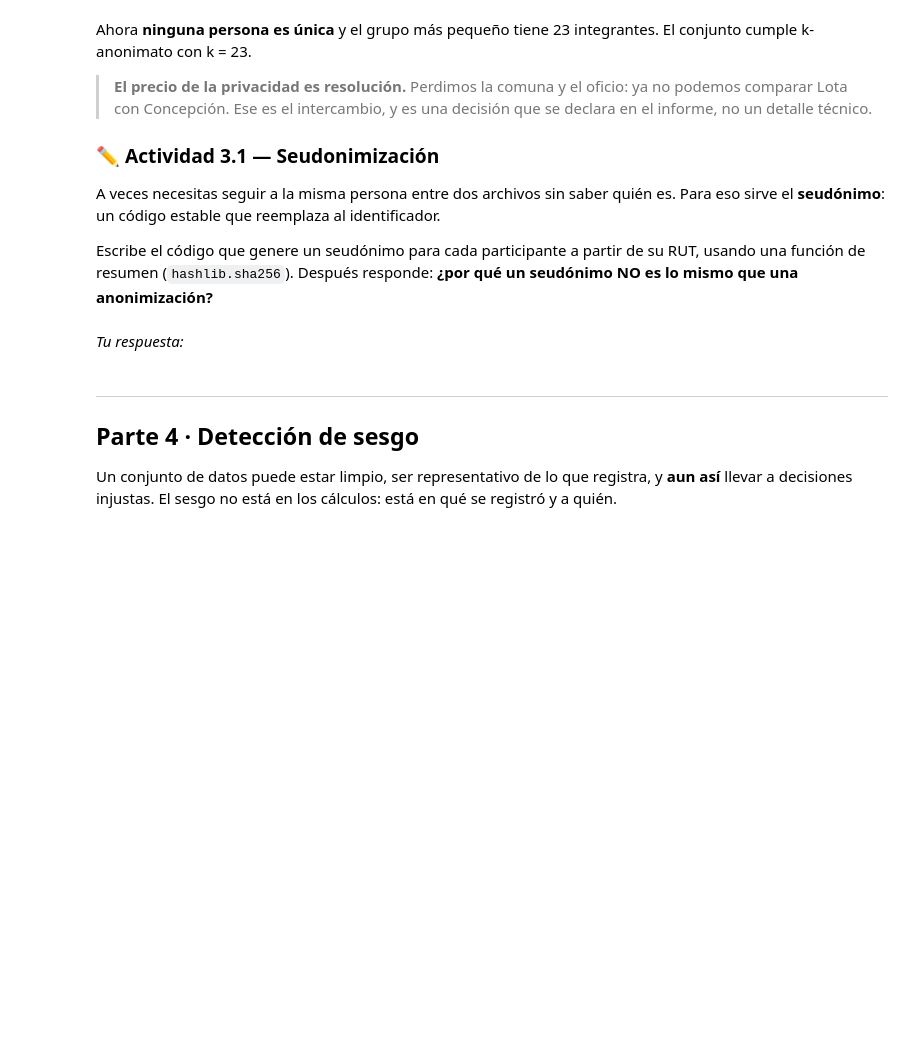
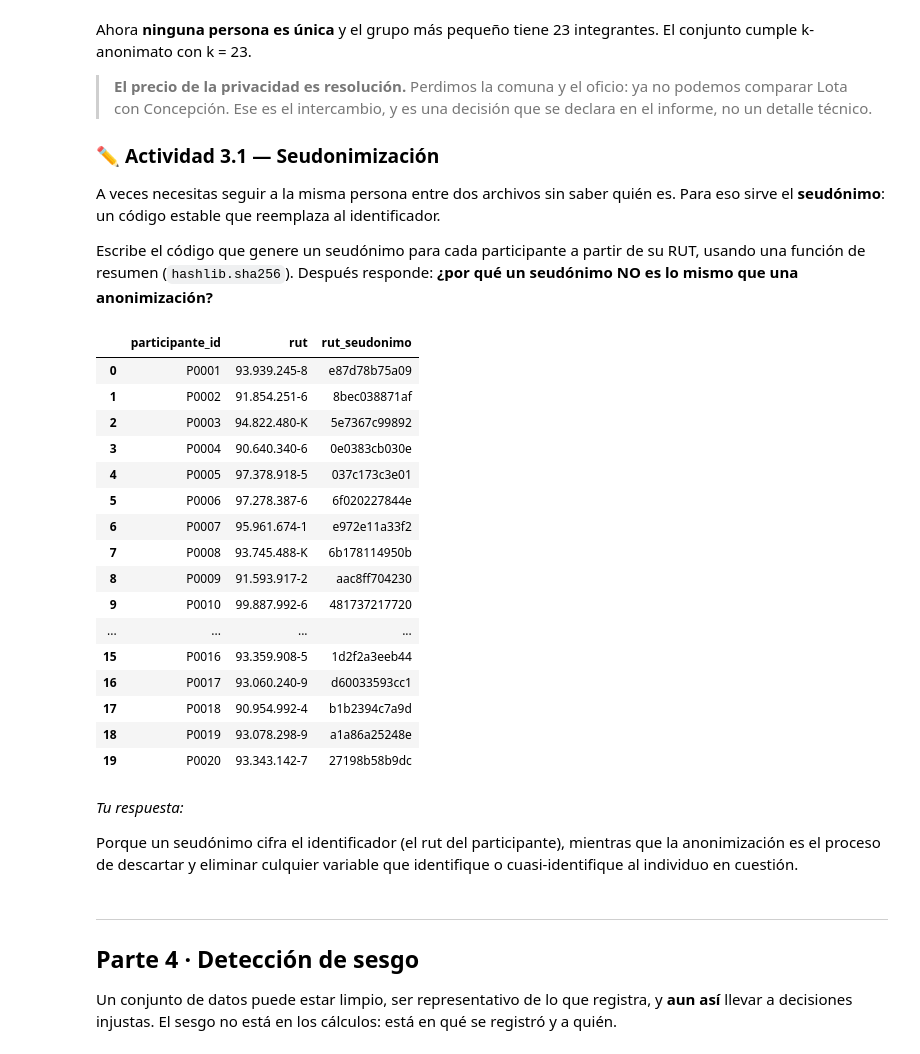
Before and after one commit to beneducarrco99/S5_Laboratorio5_CDD_Carrasco_Benjamin, a Jupyter notebook: S5_Notebook_Laboratorio_CDD_Carrasco_Benjamin.ipynb, the cells around one changed output. Saved outputs shown, nothing was run; the diff lists cells and outputs as text; code cells hidden in the pictures; blank space fills up the shorter version.

```diff
--- a/S5_Notebook_Laboratorio_CDD_Carrasco_Benjamin.ipynb
+++ b/S5_Notebook_Laboratorio_CDD_Carrasco_Benjamin.ipynb
@@ -359,11 +358,35 @@ Escribe el código que genere un seudónimo para cada participante a partir de s
 # %%
 import hashlib
 
 # Tu código aquí. Referencia:
-# def seudonimo(valor, sal='CDD-2026'):
-#     return hashlib.sha256((sal + str(valor)).encode()).hexdigest()[:12]
+def seudonimo(valor, sal='CDD-2026'):
+  return hashlib.sha256((sal + str(valor)).encode()).hexdigest()[:12]
+
+p['rut_seudonimo'] = p['rut'].apply(seudonimo)
+
+p[['participante_id', 'rut', 'rut_seudonimo']].head(20)
+# %% [output]
+|  | participante_id | rut | rut_seudonimo |
+| 0 | P0001 | 93.939.245-8 | e87d78b75a09 |
+| 1 | P0002 | 91.854.251-6 | 8bec038871af |
+| 2 | P0003 | 94.822.480-K | 5e7367c99892 |
+| 3 | P0004 | 90.640.340-6 | 0e0383cb030e |
+| 4 | P0005 | 97.378.918-5 | 037c173c3e01 |
+| 5 | P0006 | 97.278.387-6 | 6f020227844e |
+| 6 | P0007 | 95.961.674-1 | e972e11a33f2 |
+| 7 | P0008 | 93.745.488-K | 6b178114950b |
+| 8 | P0009 | 91.593.917-2 | aac8ff704230 |
+| 9 | P0010 | 99.887.992-6 | 481737217720 |
+| ... | ... | ... | ... |
+| 15 | P0016 | 93.359.908-5 | 1d2f2a3eeb44 |
+| 16 | P0017 | 93.060.240-9 | d60033593cc1 |
+| 17 | P0018 | 90.954.992-4 | b1b2394c7a9d |
+| 18 | P0019 | 93.078.298-9 | a1a86a25248e |
+| 19 | P0020 | 93.343.142-7 | 27198b58b9dc |
-# %% [markdown]
-_Tu respuesta:_
+# %% [markdown]
+_Tu respuesta:_
+
+Porque un seudónimo cifra el identificador (el rut del participante), mientras que la anonimización es el proceso de descartar y eliminar culquier variable que identifique o cuasi-identifique al individuo en cuestión.
 # %% [markdown]
 ---
 ## Parte 4 · Detección de sesgo
```
Also changed, not shown: parts of 4 cells of this notebook.
